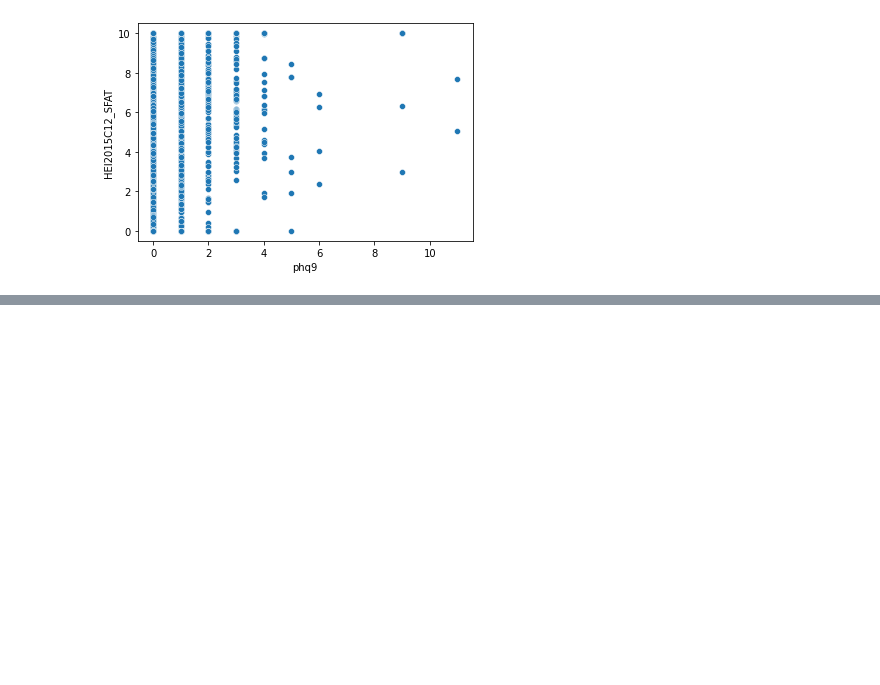
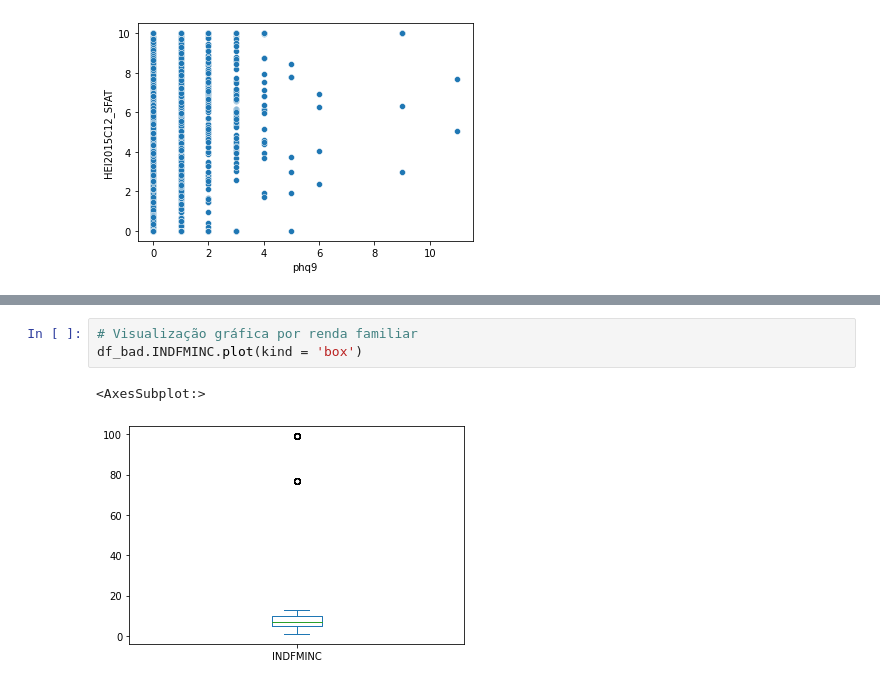
Before and after one commit to OmarCardoso/Eda_saude_tera_national_health, a Jupyter notebook: desafio_inferencia_tera_ds.ipynb, the cells around one changed output, grey strips where cells are left out. Drawn from its saved outputs; the diff is of its cells as text; blank space fills up the shorter version.

```diff
--- a/desafio_inferencia_tera_ds.ipynb
+++ b/desafio_inferencia_tera_ds.ipynb
@@ -523,0 +706,6 @@ sns.scatterplot(data=base_analise[base_analise.HEI2015C12_SFAT <= 20],y='HEI2015
+# %%
+# Visualização gráfica por renda familiar
+df_bad.INDFMINC.plot(kind = 'box')
+# %% [output]
+<AxesSubplot:>
+[figure, added]
```
Also changed, not shown: parts of 40 cells of this notebook.
